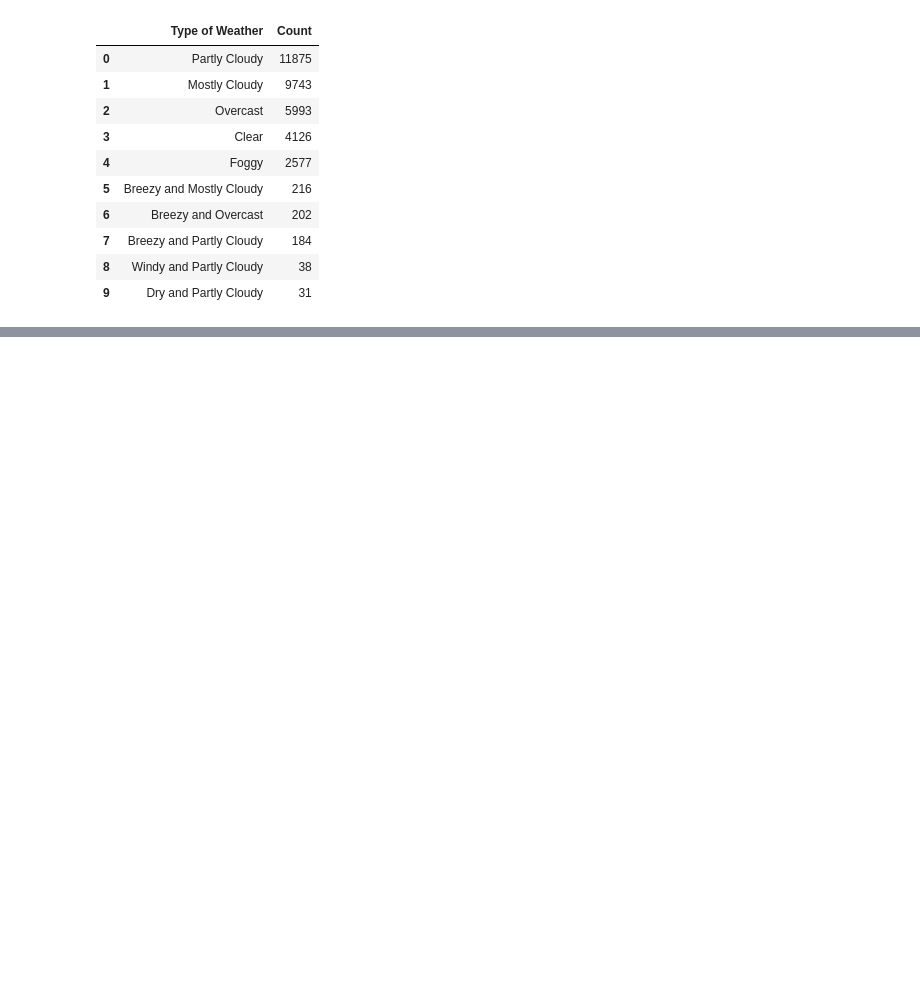
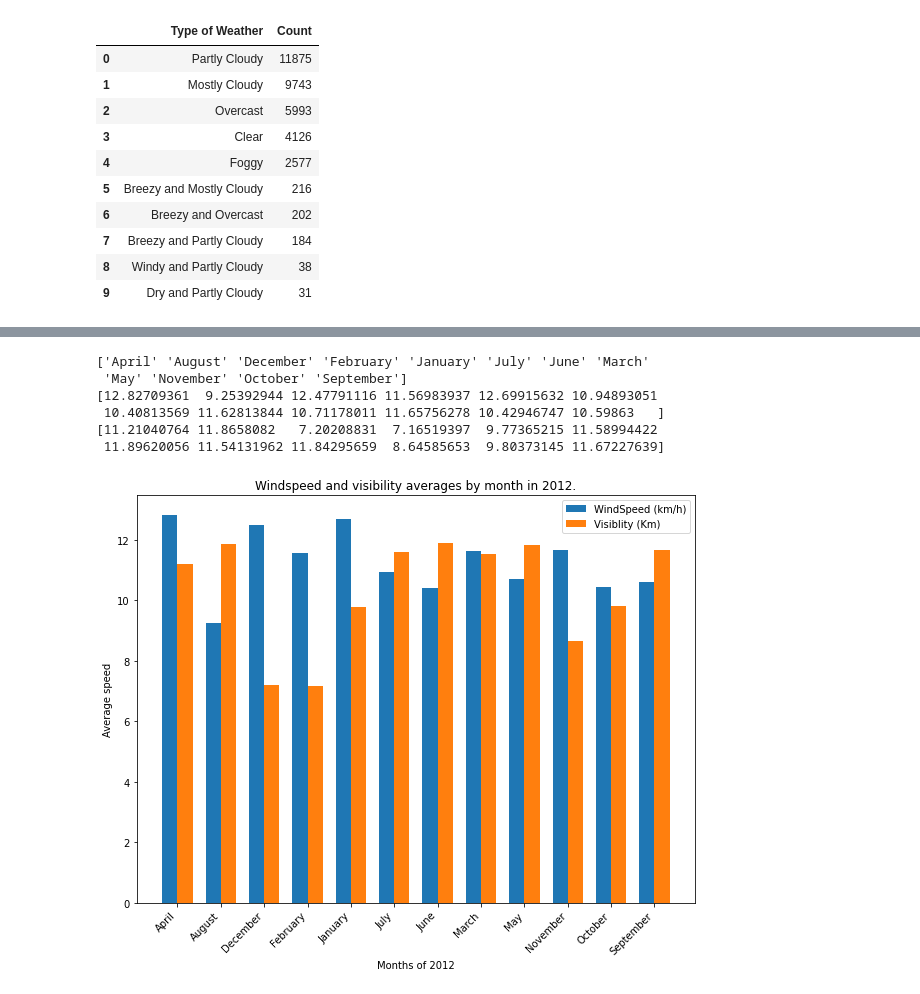
Before and after one commit to ss22afk/ASD_Assignment, a Jupyter notebook: asd_Assignment.ipynb, the cells around one changed output, grey strips where cells are left out. Drawn from its saved outputs; the diff is of its cells as text; code cells hidden in the pictures; blank space fills up the shorter version.

```diff
--- a/asd_Assignment.ipynb
+++ b/asd_Assignment.ipynb
@@ -164,0 +166,5 @@ plt.show()
+# %%
+# seperate data by year 2012
+df_year_2012_db = df_wehter_Data.query('Year == 2012')
+df_year_2012_db['Months'] = df_year_2012_db['FormattedDate'].dt.month_name() # split a months from dateTime
+df_year_2012_db.head()
@@ -164,0 +183,4 @@ plt.show()
+# %%
+# Group by months and calculate average / mean
+grp_by_Months = df_year_2012_db.groupby(['Months'], as_index = False).mean()
+grp_by_Months.head(10)
@@ -164,0 +199,30 @@ plt.show()
+# %%
+# Convert a months, windSpeed, Visibility column to numpy array
+months_arr = grp_by_Months['Months'].to_numpy()
+windSpeed_arr = grp_by_Months['WindSpeed(km/h)'].to_numpy()
+visiblity_arr = grp_by_Months['Visibility(km)'].to_numpy()
+# %% [output]
+['April' 'August' 'December' 'February' 'January' 'July' 'June' 'March'
+ 'May' 'November' 'October' 'September']
+[12.82709361  9.25392944 12.47791116 11.56983937 12.69915632 10.94893051
+ 10.40813569 11.62813844 10.71178011 11.65756278 10.42946747 10.59863   ]
+[11.21040764 11.8658082   7.20208831  7.16519397  9.77365215 11.58994422
+ 11.89620056 11.54131962 11.84295659  8.64585653  9.80373145 11.67227639]
+# %%
+# Plot a value in bar graph
+width = 0.35
+n = len(months_arr)
+x = np.arange(n)
+plt.figure(figsize=(10,7.5))
+ax = plt.subplot()
+ax.bar(x, windSpeed_arr, width, label='WindSpeed (km/h)')
+ax.bar(x + width, visiblity_arr, width, label='Visiblity (Km)')
+plt.xticks(x + width / 2, months_arr)
+plt.title('Windspeed and visibility averages by month in 2012.')
+plt.ylabel('Average speed')
+plt.xlabel('Months of 2012')
+plt.legend()
+plt.setp(plt.gca().get_xticklabels(), rotation = 45, horizontalalignment='right')
+plt.show()
+# %% [output]
+[figure, added]
```
Also changed, not shown: parts of 18 cells of this notebook.
